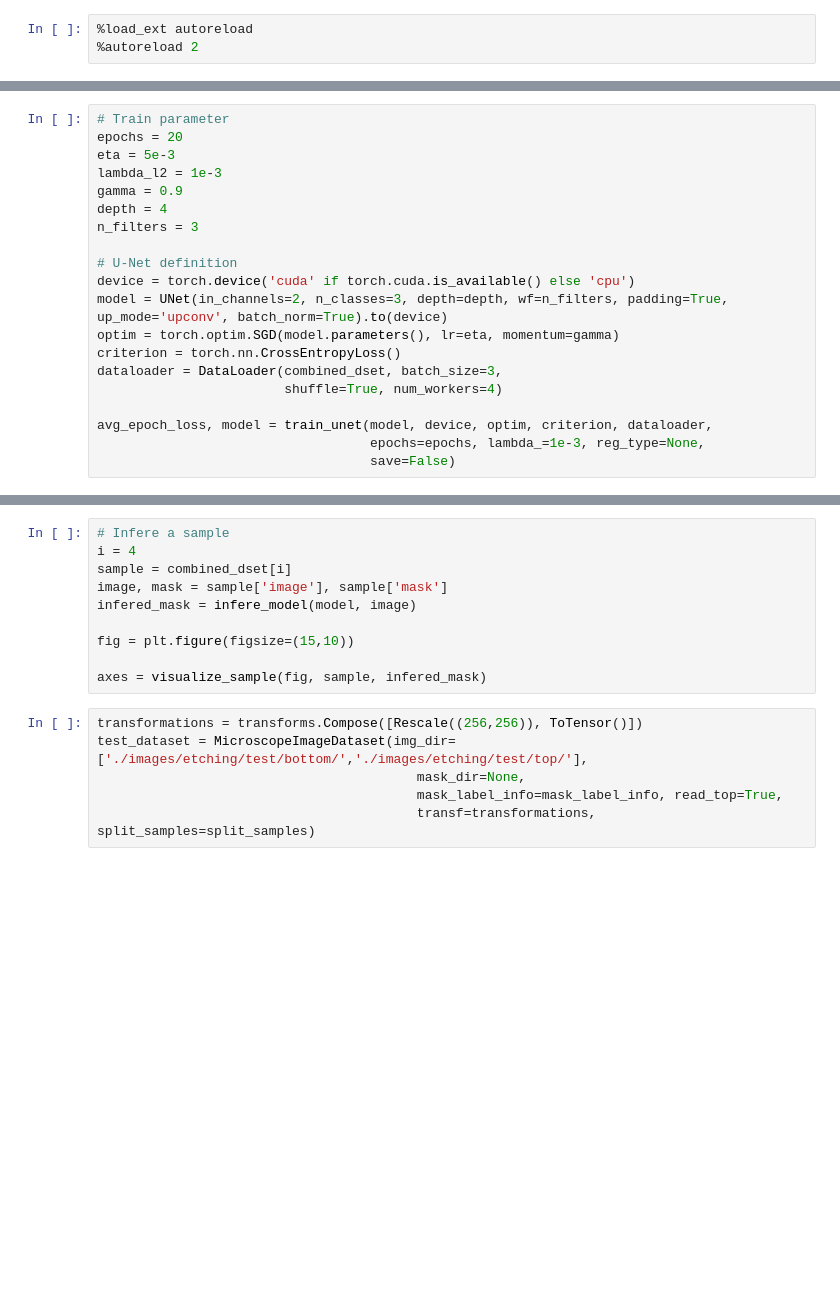
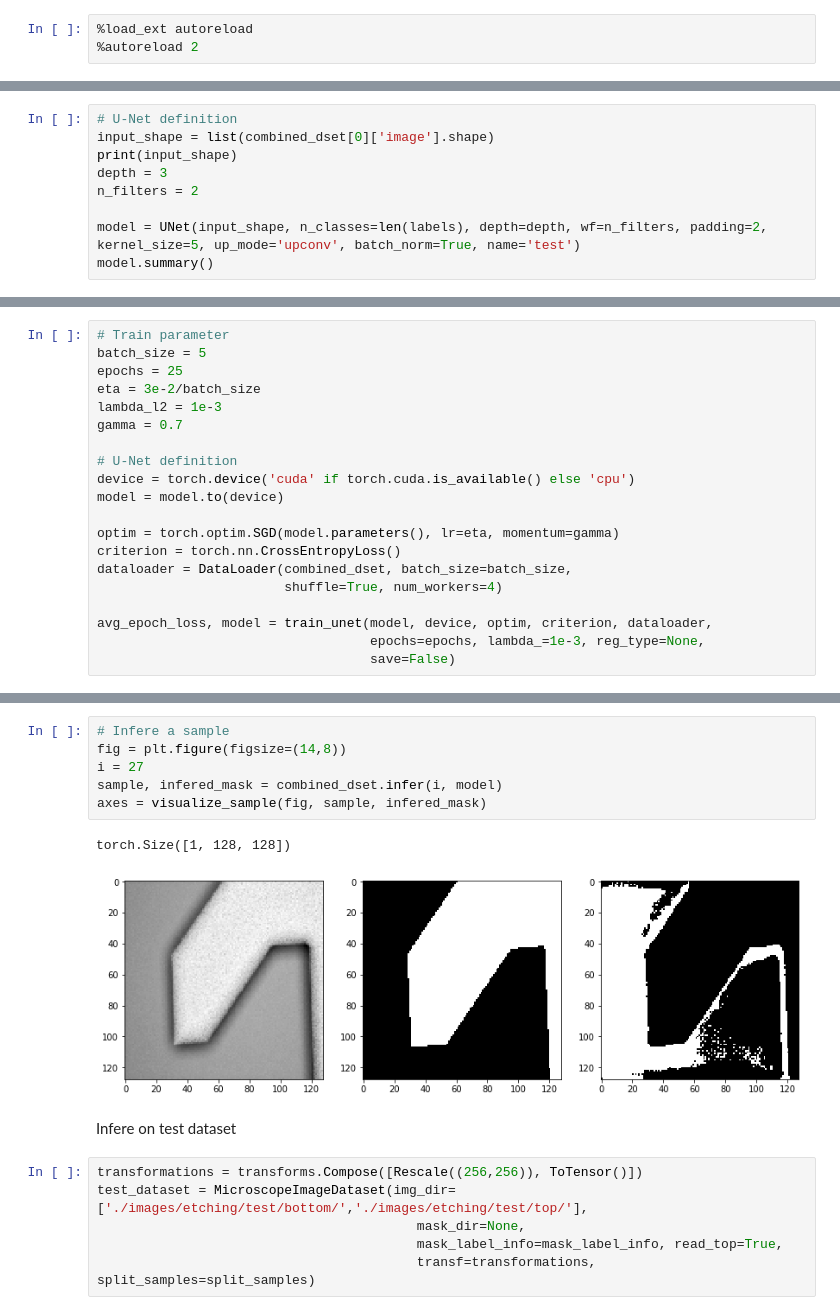
Before and after one commit to silvan-stettler/ml-processopt, a Jupyter notebook: unet_segmentation.ipynb, the cells around one changed output, grey strips where cells are left out. Drawn from its saved outputs; the diff is of its cells as text; blank space fills up the shorter version.

Commit message:
Added shape tracking across layers, some refinement in data loading

```diff
--- a/unet_segmentation.ipynb
+++ b/unet_segmentation.ipynb
@@ -43,0 +54,9 @@ combined_dset = ConcatDatasets(etching_dataset, etching_dataset_bc, etching_data
+# %%
+# U-Net definition
+input_shape = list(combined_dset[0]['image'].shape)
+print(input_shape)
+depth = 3
+n_filters = 2
+
+model = UNet(input_shape, n_classes=len(labels), depth=depth, wf=n_filters, padding=2, kernel_size=5, up_mode='upconv', batch_norm=True, name='test')
+model.summary()
@@ -44,18 +81,18 @@ combined_dset = ConcatDatasets(etching_dataset, etching_dataset_bc, etching_data
 # %%
 # Train parameter
-epochs = 20
-eta = 5e-3
+batch_size = 5
+epochs = 25
+eta = 3e-2/batch_size
 lambda_l2 = 1e-3
-gamma = 0.9
-depth = 4
-n_filters = 3
+gamma = 0.7
 
 # U-Net definition
 device = torch.device('cuda' if torch.cuda.is_available() else 'cpu')
-model = UNet(in_channels=2, n_classes=3, depth=depth, wf=n_filters, padding=True, up_mode='upconv', batch_norm=True).to(device)
+model = model.to(device)
+
 optim = torch.optim.SGD(model.parameters(), lr=eta, momentum=gamma)
 criterion = torch.nn.CrossEntropyLoss()
-dataloader = DataLoader(combined_dset, batch_size=3,
+dataloader = DataLoader(combined_dset, batch_size=batch_size,
                         shuffle=True, num_workers=4)
 
 avg_epoch_loss, model = train_unet(model, device, optim, criterion, dataloader,
@@ -86,13 +129,14 @@ ax.set_ylabel("CrossEntropyLoss")
 # %%
 # Infere a sample
-i = 4
-sample = combined_dset[i]
-image, mask = sample['image'], sample['mask']
-infered_mask = infere_model(model, image)
-
-fig = plt.figure(figsize=(15,10))
-
+fig = plt.figure(figsize=(14,8))
+i = 27
+sample, infered_mask = combined_dset.infer(i, model)
 axes = visualize_sample(fig, sample, infered_mask)
+# %% [output]
+torch.Size([1, 128, 128])
+[figure, added]
+# %% [markdown]
+Infere on test dataset
 # %%
 transformations = transforms.Compose([Rescale((256,256)), ToTensor()])
 test_dataset = MicroscopeImageDataset(img_dir=['./images/etching/test/bottom/','./images/etching/test/top/'],
```
Also changed, not shown: parts of 9 cells of this notebook, 3 other files.
